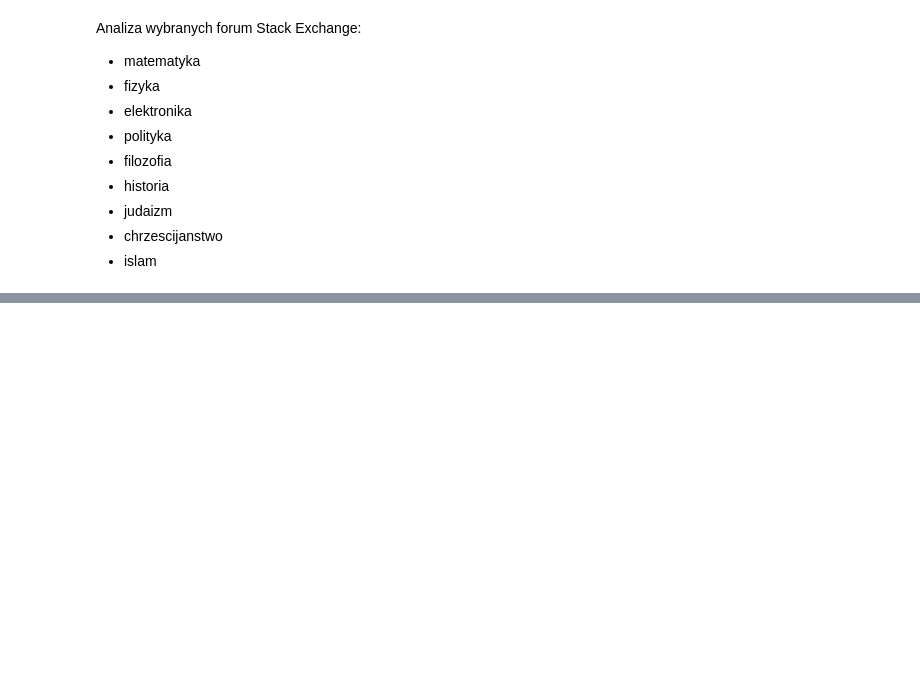
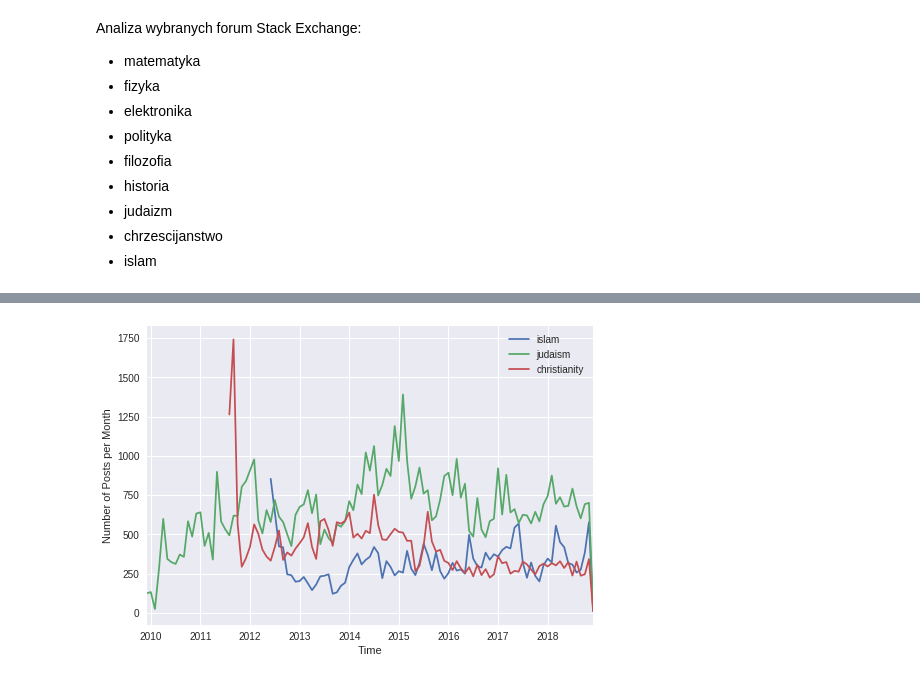
Before and after one commit to KMorozovska/Python-StackExchange-data-analysis, a Jupyter notebook: praca_domowa3.ipynb, the cells around one changed output, grey strips where cells are left out. Cells and saved outputs as stored; diff of their text form; code cells hidden in the pictures; blank space fills up the shorter version.

```diff
--- a/praca_domowa3.ipynb
+++ b/praca_domowa3.ipynb
@@ -106,0 +387,12 @@ history_PostLinks.csv
+# %%
+posts_creationDate = history['Posts'][['Id','CreationDate']].reset_index(drop=True)
+posts_creationDate['CreationDate'] = pd.to_datetime(posts_creationDate['CreationDate'])
+posts_creationDate['CreationDate'] = posts_creationDate.CreationDate.dt.to_period('M')
+posts_creationDate = posts_creationDate.groupby('CreationDate').size().rename('NumberOfPostsPerMonth').reset_index()
+# %%
+forumGrowth_dict = {}
+for key, elem in humanist.items():
+    posts_creationDate = elem['Posts']['CreationDate'].reset_index()
+    posts_creationDate['CreationDate'] = pd.to_datetime(posts_creationDate['CreationDate'])
+    posts_creationDate['CreationDate'] = posts_creationDate.CreationDate.dt.to_period('M')
+    forumGrowth_dict[key] = posts_creationDate.groupby('CreationDate').size().rename('NumberOfPostsPerMonth').reset_index()
@@ -106,0 +420,15 @@ history_PostLinks.csv
+# %%
+for key, elem in beliefs.items():
+    posts_creationDate = elem['Posts']['CreationDate'].reset_index()
+    posts_creationDate['CreationDate'] = pd.to_datetime(posts_creationDate['CreationDate'])
+    posts_creationDate['CreationDate'] = posts_creationDate.CreationDate.dt.to_period('M')
+    forumGrowth_dict[key] = posts_creationDate.groupby('CreationDate').size().rename('NumberOfPostsPerMonth').reset_index()
+# %%
+ax = forumGrowth_dict['islam'].plot(x='CreationDate', y='NumberOfPostsPerMonth', marker='',label="islam")
+forumGrowth_dict['judaism'].plot(x='CreationDate', y='NumberOfPostsPerMonth', marker='',label="judaism",ax=ax)
+forumGrowth_dict['christianity'].plot(x='CreationDate', y='NumberOfPostsPerMonth', marker='',label="christianity",ax=ax)
+ax.set_xlabel("Time")
+ax.set_ylabel("Number of Posts per Month")
+plt.show()
+# %% [output]
+[figure, added]
```
Also changed, not shown: parts of 29 cells of this notebook.
